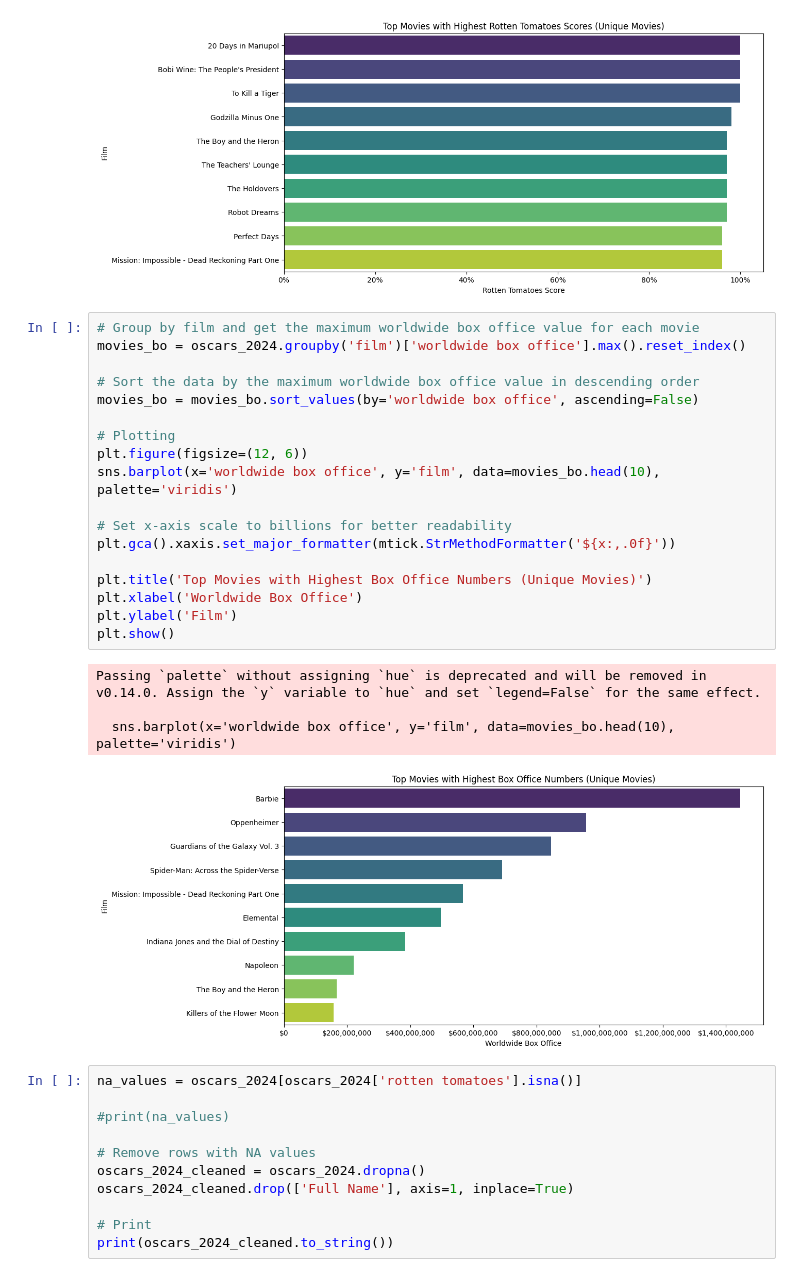
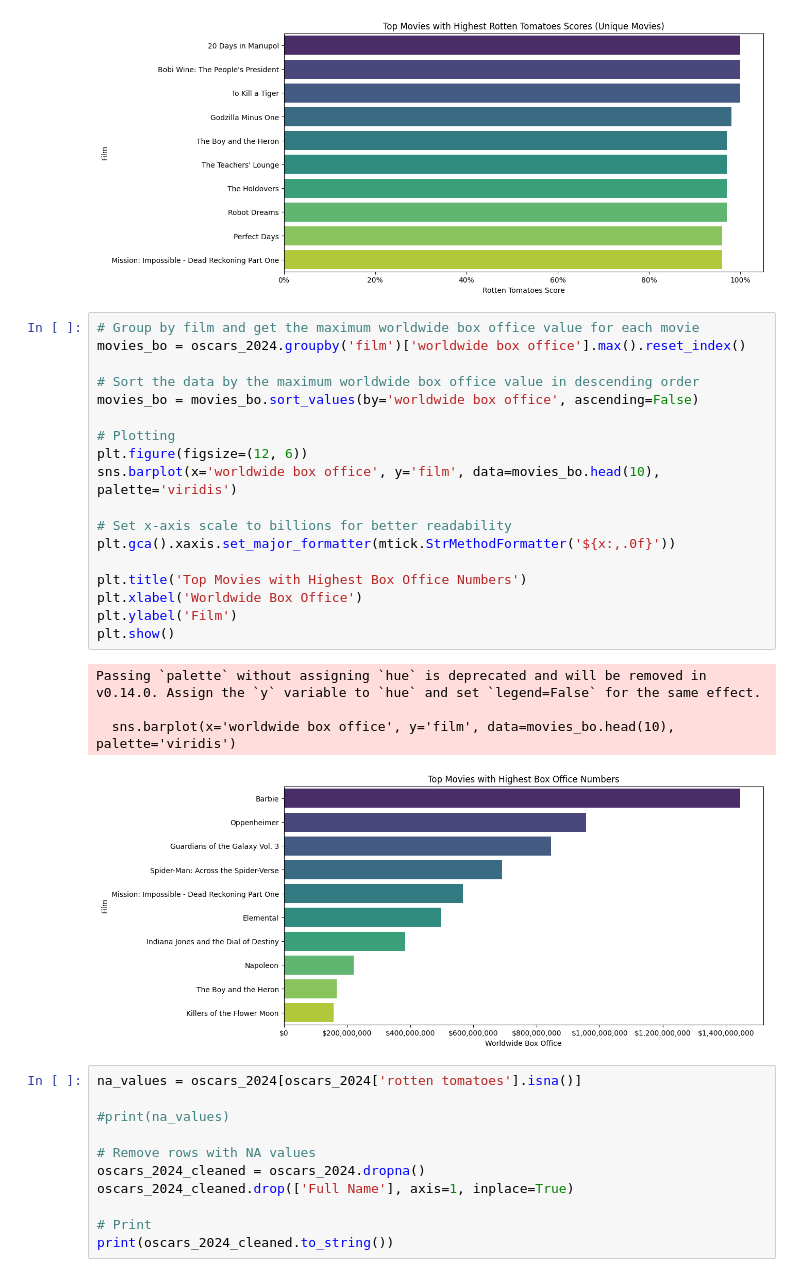
Before and after one commit to memu1227/Oscars, a Jupyter notebook: Oscar_Predictions.ipynb, the cells around one changed output. Cells and saved outputs as stored; diff of their text form.

```diff
--- a/Oscar_Predictions.ipynb
+++ b/Oscar_Predictions.ipynb
@@ -346,26 +370,26 @@ Passing `palette` without assigning `hue` is deprecated and will be removed in v
 # %%
 # Group by film and get the maximum worldwide box office value for each movie
 movies_bo = oscars_2024.groupby('film')['worldwide box office'].max().reset_index()
 
 # Sort the data by the maximum worldwide box office value in descending order
 movies_bo = movies_bo.sort_values(by='worldwide box office', ascending=False)
 
 # Plotting
 plt.figure(figsize=(12, 6))
 sns.barplot(x='worldwide box office', y='film', data=movies_bo.head(10), palette='viridis')
 
 # Set x-axis scale to billions for better readability
 plt.gca().xaxis.set_major_formatter(mtick.StrMethodFormatter('${x:,.0f}'))
 
-plt.title('Top Movies with Highest Box Office Numbers (Unique Movies)')
+plt.title('Top Movies with Highest Box Office Numbers')
 plt.xlabel('Worldwide Box Office')
 plt.ylabel('Film')
 plt.show()
 # %% [output]
 Passing `palette` without assigning `hue` is deprecated and will be removed in v0.14.0. Assign the `y` variable to `hue` and set `legend=False` for the same effect.
 
   sns.barplot(x='worldwide box office', y='film', data=movies_bo.head(10), palette='viridis')
-[figure, old version]
+[figure, new version]
 # %%
 na_values = oscars_2024[oscars_2024['rotten tomatoes'].isna()]
 
```
Also changed, not shown: parts of 3 cells of this notebook.
